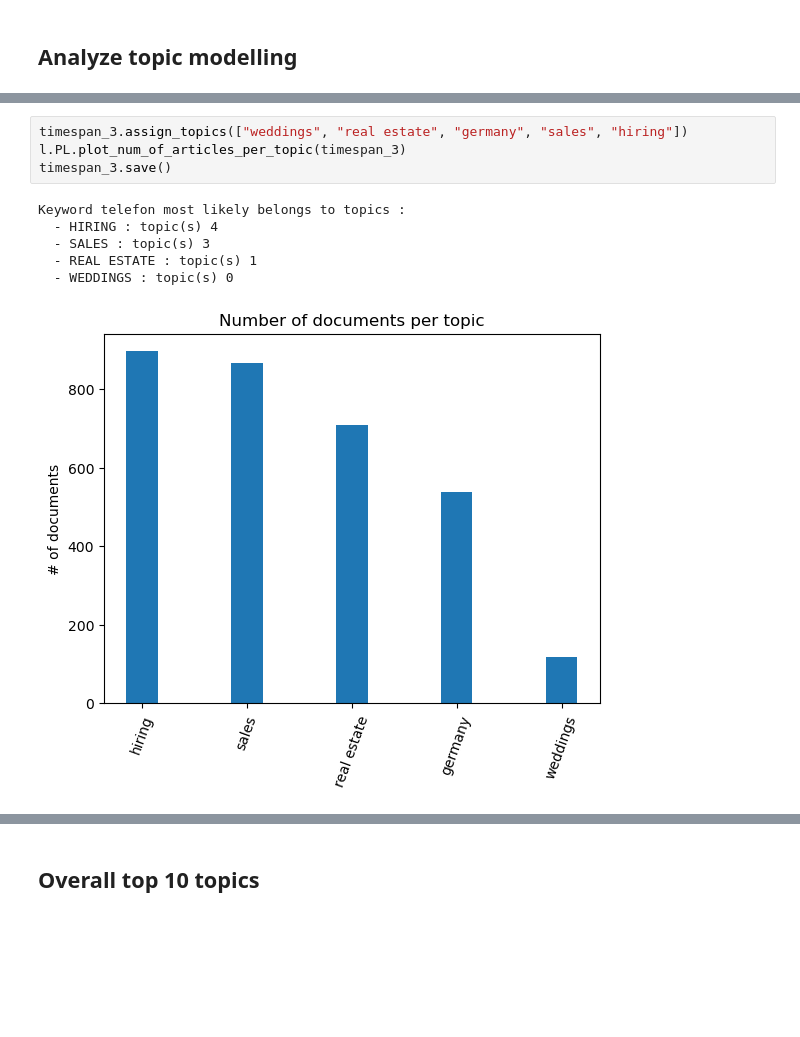
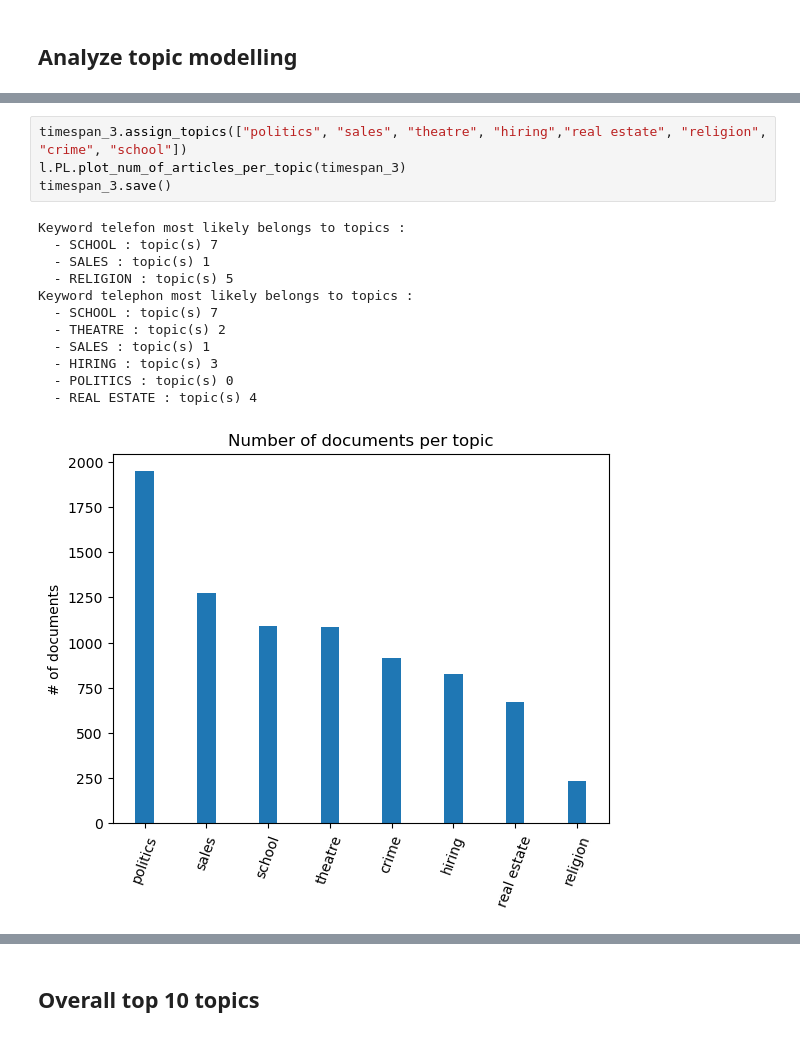
Before and after one commit to emmadeno/public-opinion-tech-SIR, a Jupyter notebook: topic_models/telephone/GER_telephone.ipynb, the cells around one changed output, grey strips where cells are left out. Saved outputs shown, nothing was run; the diff lists cells and outputs as text; blank space fills up the shorter version.

```diff
--- a/topic_models/telephone/GER_telephone.ipynb
+++ b/topic_models/telephone/GER_telephone.ipynb
@@ -102,11 +168,17 @@ TOPIC 4
 # %%
-timespan_3.assign_topics(["weddings", "real estate", "germany", "sales", "hiring"])
+timespan_3.assign_topics(["politics", "sales", "theatre", "hiring","real estate", "religion", "crime", "school"])
 l.PL.plot_num_of_articles_per_topic(timespan_3)
 timespan_3.save()
 # %% [output]
 Keyword telefon most likely belongs to topics :
-  - HIRING : topic(s) 4
-  - SALES : topic(s) 3
-  - REAL ESTATE : topic(s) 1
-  - WEDDINGS : topic(s) 0
+  - SCHOOL : topic(s) 7
+  - SALES : topic(s) 1
+  - RELIGION : topic(s) 5
+Keyword telephon most likely belongs to topics :
+  - SCHOOL : topic(s) 7
+  - THEATRE : topic(s) 2
+  - SALES : topic(s) 1
+  - HIRING : topic(s) 3
+  - POLITICS : topic(s) 0
+  - REAL ESTATE : topic(s) 4
-[figure, old version]
+[figure, new version]
```
Also changed, not shown: parts of 36 cells of this notebook, 28 other files.
